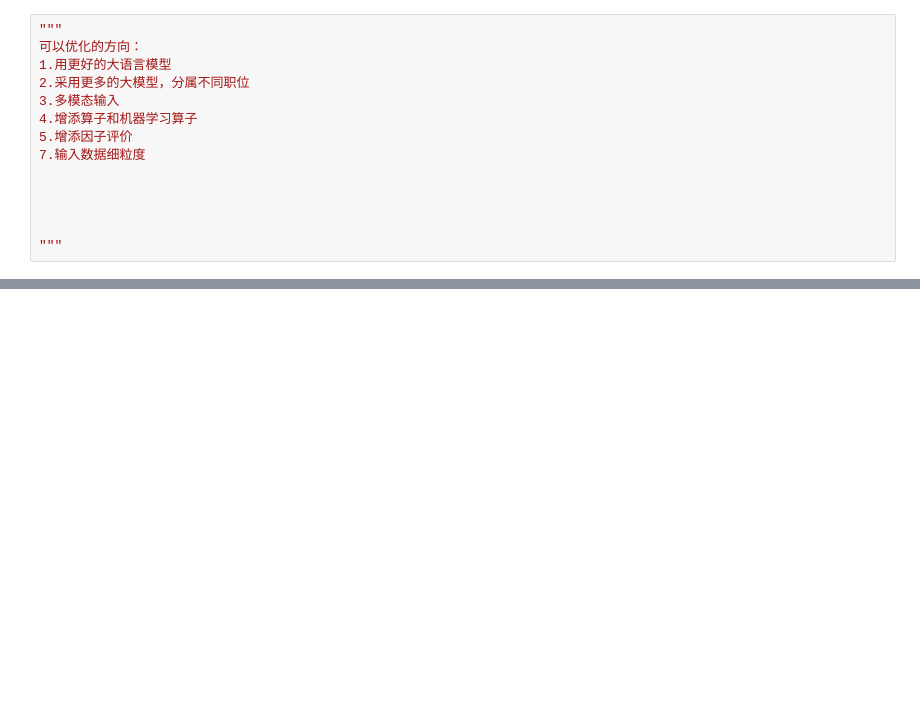
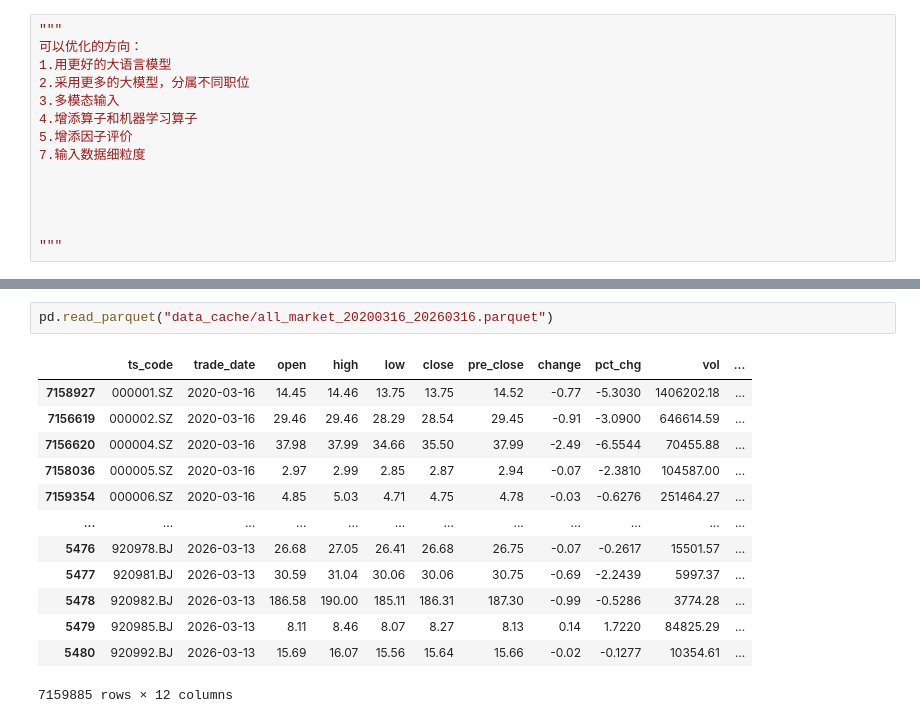
Before and after one commit to du1250646045-arch/dyh, a Jupyter notebook: quant.ipynb, the cells around one changed output, grey strips where cells are left out. Drawn from its saved outputs; the diff is of its cells as text; blank space fills up the shorter version.

```diff
--- a/quant.ipynb
+++ b/quant.ipynb
@@ -1501,0 +1564,16 @@ print("================================================================")
+# %%
+pd.read_parquet("data_cache/all_market_20200316_20260316.parquet")
+# %% [output]
+|  | ts_code | trade_date | open | high | low | close | pre_close | change | pct_chg | vol | ... |
+| 7158927 | 000001.SZ | 2020-03-16 | 14.45 | 14.46 | 13.75 | 13.75 | 14.52 | -0.77 | -5.3030 | 1406202.18 | ... |
+| 7156619 | 000002.SZ | 2020-03-16 | 29.46 | 29.46 | 28.29 | 28.54 | 29.45 | -0.91 | -3.0900 | 646614.59 | ... |
+| 7156620 | 000004.SZ | 2020-03-16 | 37.98 | 37.99 | 34.66 | 35.50 | 37.99 | -2.49 | -6.5544 | 70455.88 | ... |
+| 7158036 | 000005.SZ | 2020-03-16 | 2.97 | 2.99 | 2.85 | 2.87 | 2.94 | -0.07 | -2.3810 | 104587.00 | ... |
+| 7159354 | 000006.SZ | 2020-03-16 | 4.85 | 5.03 | 4.71 | 4.75 | 4.78 | -0.03 | -0.6276 | 251464.27 | ... |
+| ... | ... | ... | ... | ... | ... | ... | ... | ... | ... | ... | ... |
+| 5476 | 920978.BJ | 2026-03-13 | 26.68 | 27.05 | 26.41 | 26.68 | 26.75 | -0.07 | -0.2617 | 15501.57 | ... |
+| 5477 | 920981.BJ | 2026-03-13 | 30.59 | 31.04 | 30.06 | 30.06 | 30.75 | -0.69 | -2.2439 | 5997.37 | ... |
+| 5478 | 920982.BJ | 2026-03-13 | 186.58 | 190.00 | 185.11 | 186.31 | 187.30 | -0.99 | -0.5286 | 3774.28 | ... |
+| 5479 | 920985.BJ | 2026-03-13 | 8.11 | 8.46 | 8.07 | 8.27 | 8.13 | 0.14 | 1.7220 | 84825.29 | ... |
+| 5480 | 920992.BJ | 2026-03-13 | 15.69 | 16.07 | 15.56 | 15.64 | 15.66 | -0.02 | -0.1277 | 10354.61 | ... |
+7159885 rows × 12 columns
```
Also changed, not shown: parts of 9 cells of this notebook.
